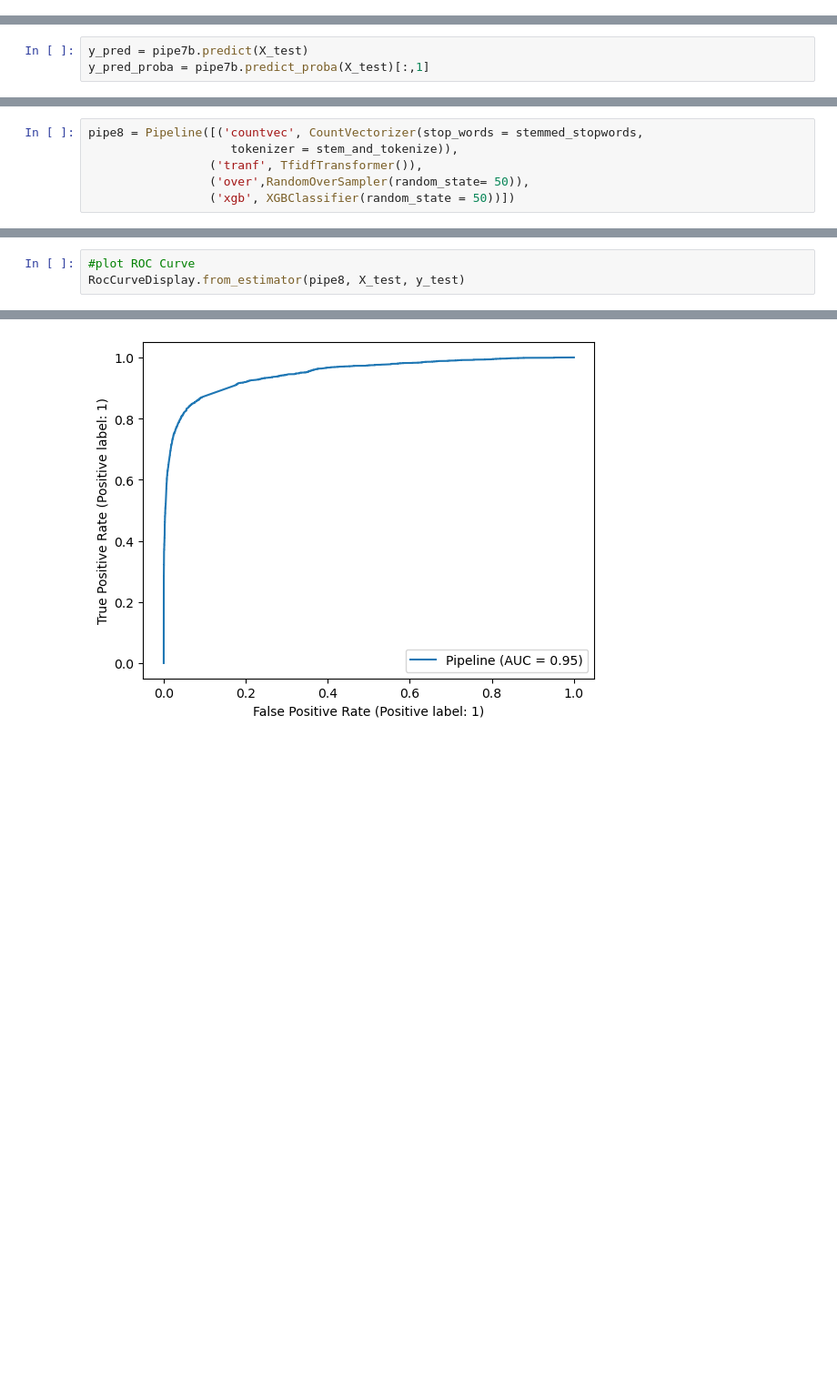
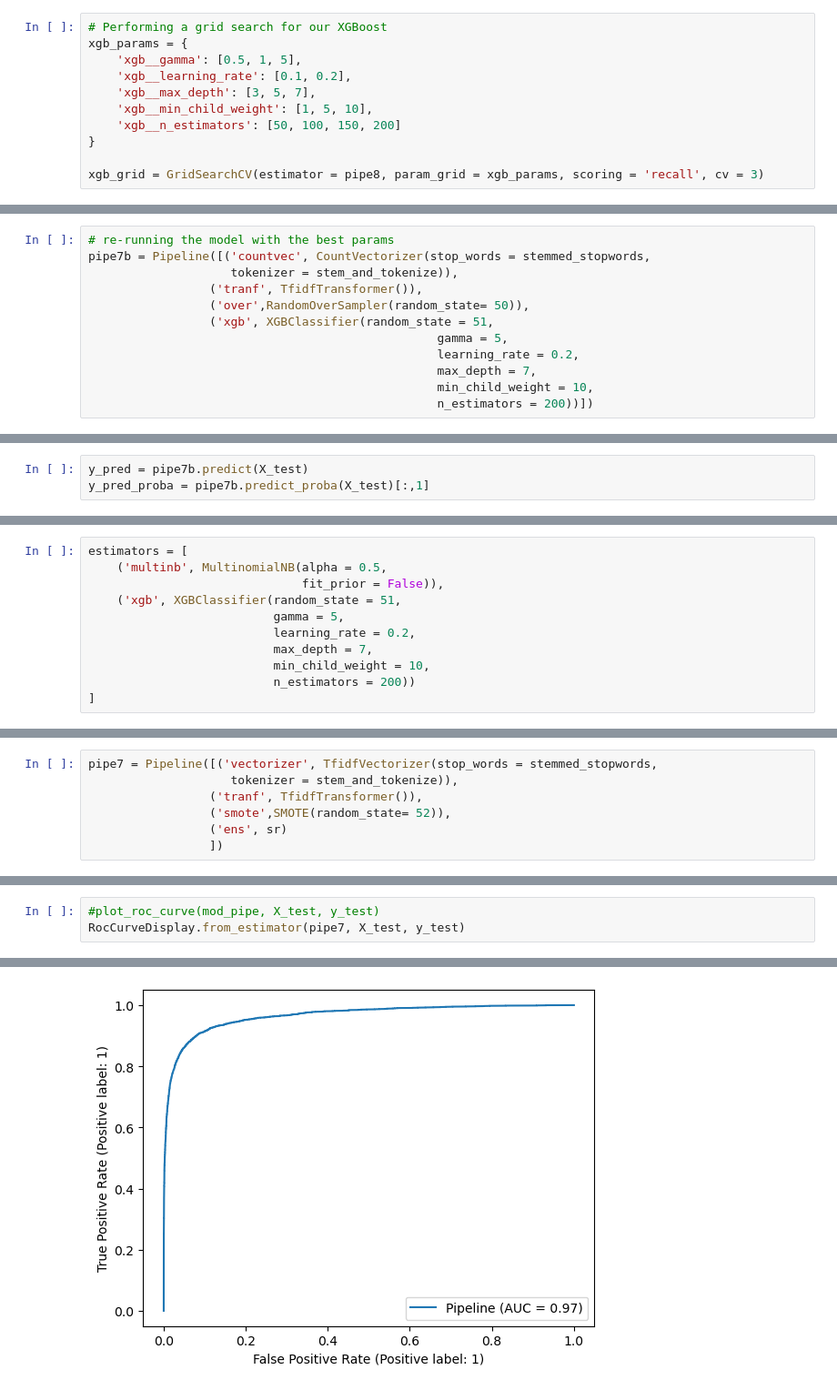
Before and after one commit to vszontagh/NLP_toxic_comment_classification, a Jupyter notebook: Toxic_Comment_Classification-toxic-stem.ipynb, the cells around one changed output, grey strips where cells are left out. Shown at 91% size. Cells and saved outputs as stored; diff of their text form; blank space fills up the shorter version.

```diff
--- a/Toxic_Comment_Classification-toxic-stem.ipynb
+++ b/Toxic_Comment_Classification-toxic-stem.ipynb
@@ -808,0 +1081,11 @@ pipe7b = Pipeline([('countvec', CountVectorizer(stop_words = stemmed_stopwords,
+# %%
+# Performing a grid search for our XGBoost
+xgb_params = {
+    'xgb__gamma': [0.5, 1, 5],
+    'xgb__learning_rate': [0.1, 0.2],
+    'xgb__max_depth': [3, 5, 7],
+    'xgb__min_child_weight': [1, 5, 10],
+    'xgb__n_estimators': [50, 100, 150, 200]
+}
+
+xgb_grid = GridSearchCV(estimator = pipe8, param_grid = xgb_params, scoring = 'recall', cv = 3)
@@ -809,3 +1122,15 @@ pipe7b = Pipeline([('countvec', CountVectorizer(stop_words = stemmed_stopwords,
+# %%
+# re-running the model with the best params
+pipe7b = Pipeline([('countvec', CountVectorizer(stop_words = stemmed_stopwords,
+                    tokenizer = stem_and_tokenize)),
+                 ('tranf', TfidfTransformer()),
+                 ('over',RandomOverSampler(random_state= 50)),
+                 ('xgb', XGBClassifier(random_state = 51,
+                                                 gamma = 5,
+                                                 learning_rate = 0.2,
+                                                 max_depth = 7,
+                                                 min_child_weight = 10,
+                                                 n_estimators = 200))])
 # %%
 pipe7b.fit(X_train, y_train)
 # %% [output]
@@ -866,0 +1208,11 @@ I the following I will build an XGBoost model.
+# %%
+estimators = [
+    ('multinb', MultinomialNB(alpha = 0.5,
+                              fit_prior = False)),
+    ('xgb', XGBClassifier(random_state = 51,
+                          gamma = 5,
+                          learning_rate = 0.2,
+                          max_depth = 7,
+                          min_child_weight = 10,
+                          n_estimators = 200))
+]
@@ -867,7 +1221,8 @@ I the following I will build an XGBoost model.
 # %%
-pipe8 = Pipeline([('countvec', CountVectorizer(stop_words = stemmed_stopwords,
+pipe7 = Pipeline([('vectorizer', TfidfVectorizer(stop_words = stemmed_stopwords,
                     tokenizer = stem_and_tokenize)),
                  ('tranf', TfidfTransformer()),
-                 ('over',RandomOverSampler(random_state= 50)),
-                 ('xgb', XGBClassifier(random_state = 50))])
+                 ('smote',SMOTE(random_state= 52)),
+                 ('ens', sr)
+                 ])
 # %%
@@ -916,8 +1271,8 @@ roc_auc_score(y_test, y_pred_proba)
 # %%
-#plot ROC Curve
-RocCurveDisplay.from_estimator(pipe8, X_test, y_test)
+#plot_roc_curve(mod_pipe, X_test, y_test)
+RocCurveDisplay.from_estimator(pipe7, X_test, y_test)
 # %% [output]
 <sklearn.metrics._plot.roc_curve.RocCurveDisplay at 0x...>
-[figure, old version]
+[figure, new version]
 # %%
 #plot_confusion_matrix(mod_pipe, X_test, y_test);
```
Also changed, not shown: parts of 139 cells of this notebook.
